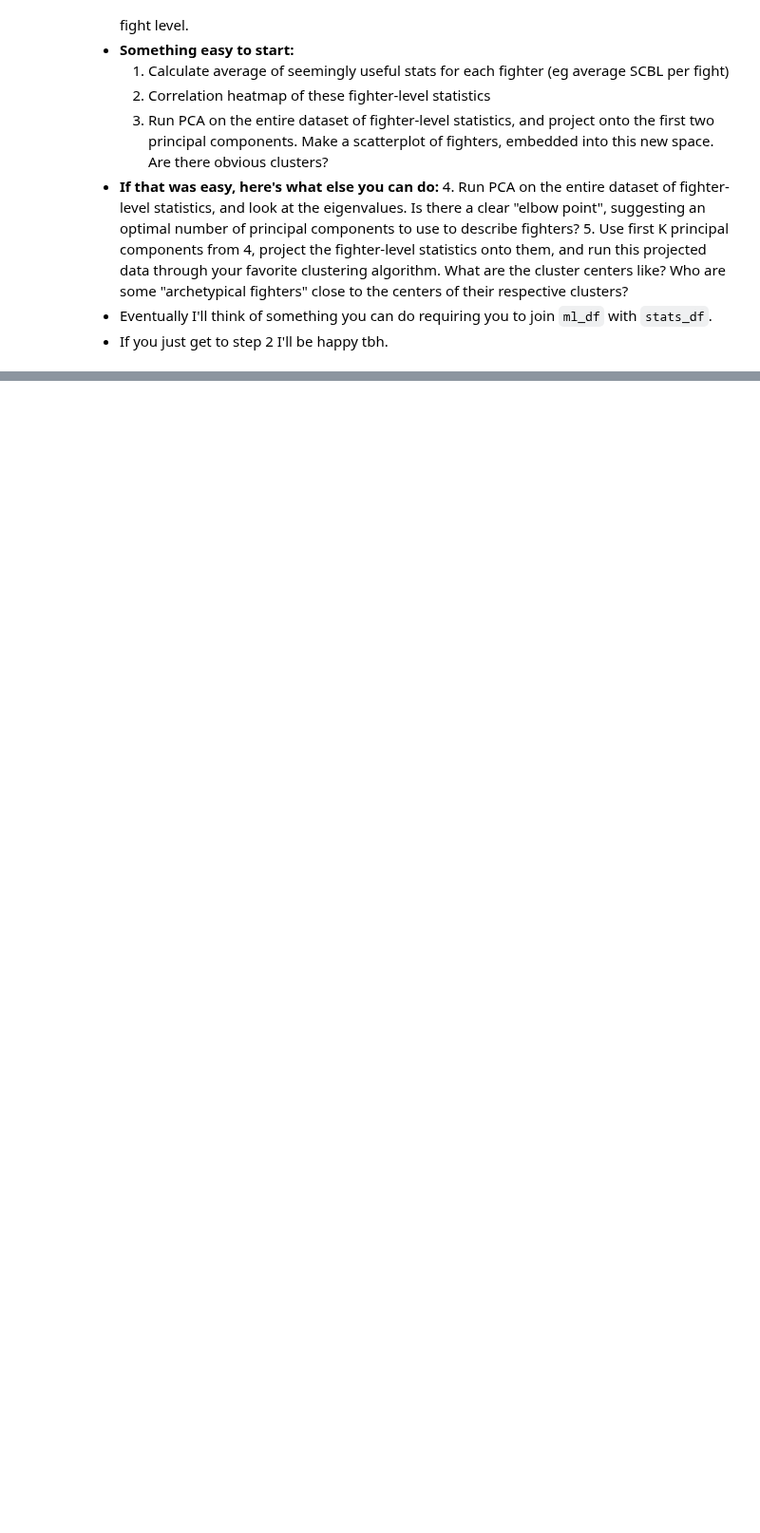
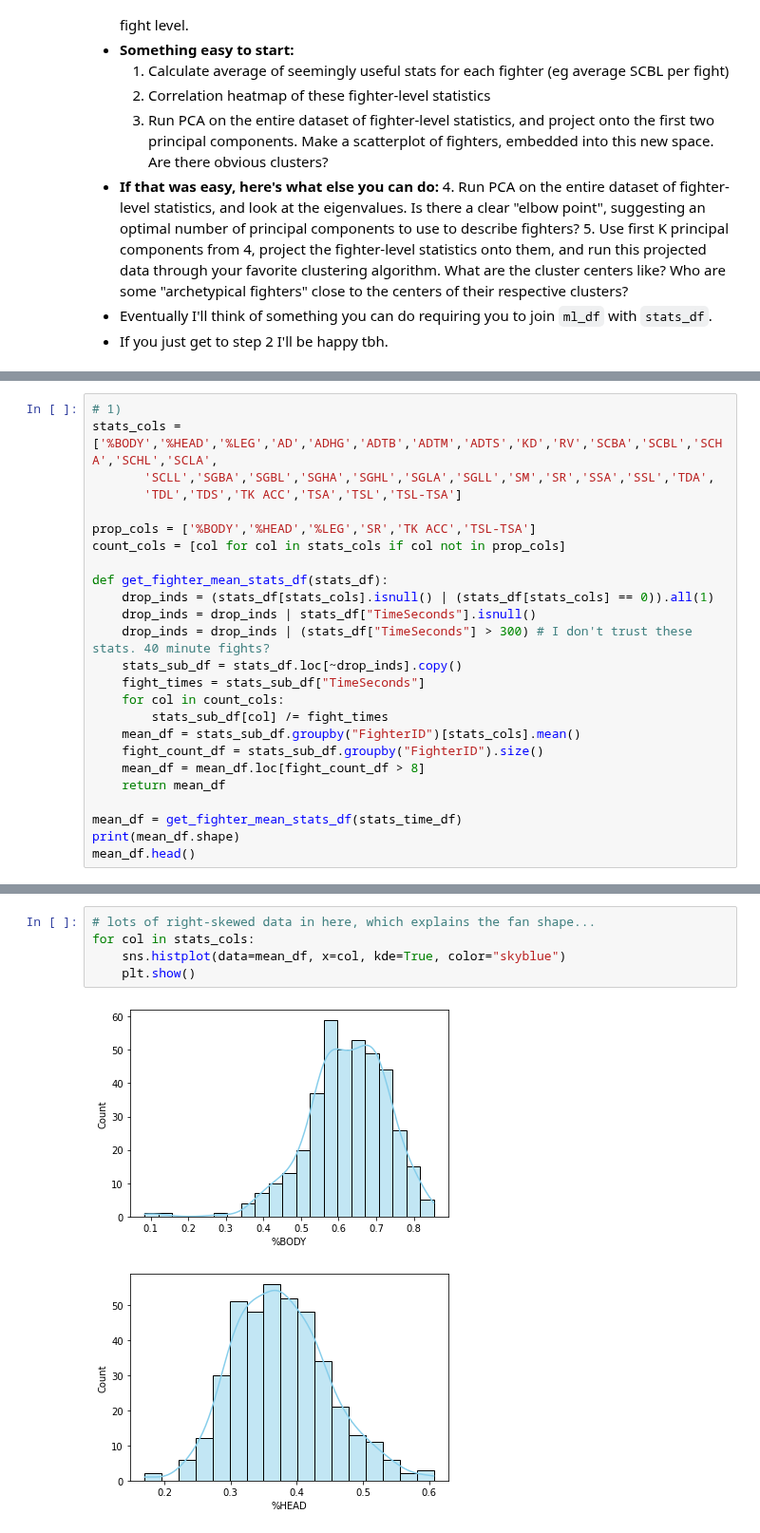
Before and after one commit to John-Curcio/sports, a Jupyter notebook: intro EDA.ipynb, the cells around one changed output, grey strips where cells are left out. Shown at 95% size. Drawn from its saved outputs; the diff is of its cells as text; blank space fills up the shorter version.

```diff
--- a/intro EDA.ipynb
+++ b/intro EDA.ipynb
@@ -136,0 +181,25 @@ log_loss(y_true=y_true, y_pred=y_pred)
+# %%
+# 1)
+stats_cols = ['%BODY','%HEAD','%LEG','AD','ADHG','ADTB','ADTM','ADTS','KD','RV','SCBA','SCBL','SCHA','SCHL','SCLA',
+       'SCLL','SGBA','SGBL','SGHA','SGHL','SGLA','SGLL','SM','SR','SSA','SSL','TDA',
+       'TDL','TDS','TK ACC','TSA','TSL','TSL-TSA']
+
+prop_cols = ['%BODY','%HEAD','%LEG','SR','TK ACC','TSL-TSA']
+count_cols = [col for col in stats_cols if col not in prop_cols]
+
+def get_fighter_mean_stats_df(stats_df):
+    drop_inds = (stats_df[stats_cols].isnull() | (stats_df[stats_cols] == 0)).all(1)
+    drop_inds = drop_inds | stats_df["TimeSeconds"].isnull()
+    drop_inds = drop_inds | (stats_df["TimeSeconds"] > 300) # I don't trust these stats. 40 minute fights?
+    stats_sub_df = stats_df.loc[~drop_inds].copy()
+    fight_times = stats_sub_df["TimeSeconds"]
+    for col in count_cols:
+        stats_sub_df[col] /= fight_times
+    mean_df = stats_sub_df.groupby("FighterID")[stats_cols].mean()
+    fight_count_df = stats_sub_df.groupby("FighterID").size()
+    mean_df = mean_df.loc[fight_count_df > 8]
+    return mean_df
+
+mean_df = get_fighter_mean_stats_df(stats_time_df)
+print(mean_df.shape)
+mean_df.head()
@@ -136,0 +215,8 @@ log_loss(y_true=y_true, y_pred=y_pred)
+# %%
+# lots of right-skewed data in here, which explains the fan shape...
+for col in stats_cols:
+    sns.histplot(data=mean_df, x=col, kde=True, color="skyblue")
+    plt.show()
+# %% [output]
+[figure, added]
+[figure, added]
```
Also changed, not shown: parts of 15 cells of this notebook, 10 other files.
